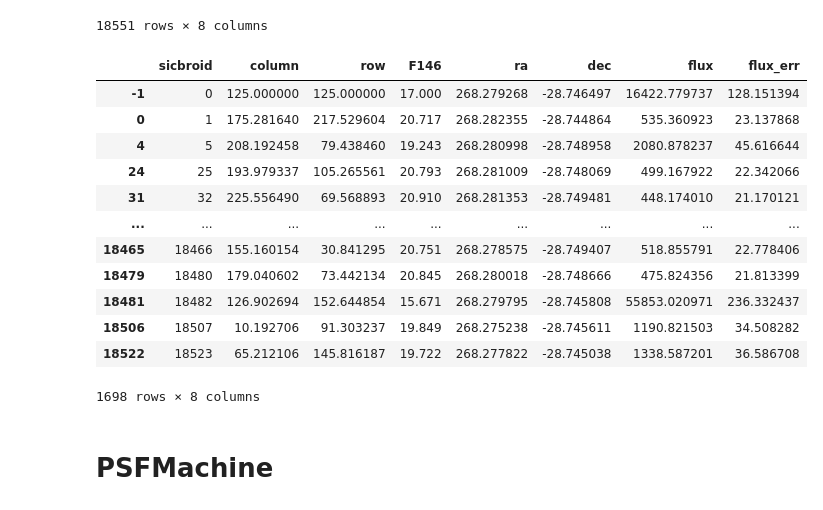
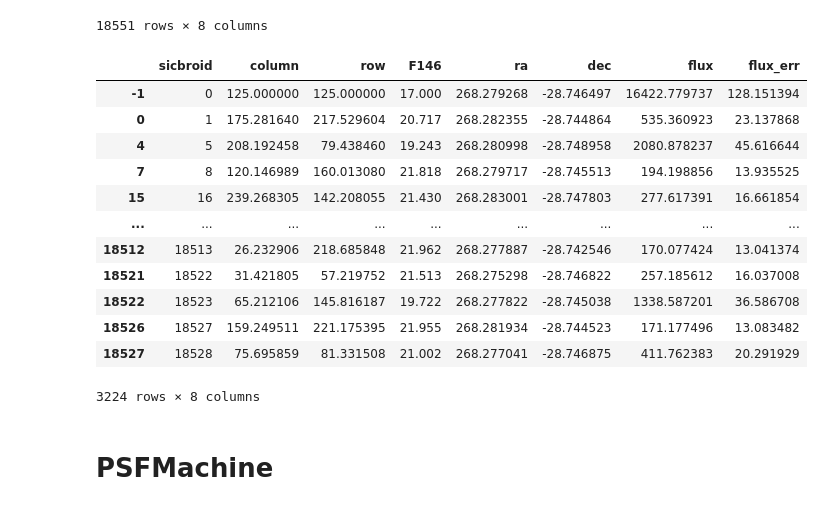
Before and after one commit to jorgemarpa/roman-lcs, a Jupyter notebook: notebooks/roman_psfmachine_test.ipynb, the cells around one changed output. Drawn from its saved outputs; the diff is of its cells as text; code cells hidden in the pictures.

```diff
--- a/notebooks/roman_psfmachine_test.ipynb
+++ b/notebooks/roman_psfmachine_test.ipynb
@@ -51,23 +51,23 @@ catalog
 | 18549 | 18550 | 227.218897 | 32.953026 | 22.647 | 268.280781 | -28.750458 | 90.499602 | 9.513128 |
 18551 rows × 8 columns
 # %%
-sources = catalog.query("F146 < 21")
+sources = catalog.query("F146 < 22")
 sources = sources.rename(columns={"ra_deg": "ra", "dec_deg": "dec", "xcol": "column", "ycol": "row"})
 sources
 # %% [output]
 |  | sicbroid | column | row | F146 | ra | dec | flux | flux_err |
 | -1 | 0 | 125.000000 | 125.000000 | 17.000 | 268.279268 | -28.746497 | 16422.779737 | 128.151394 |
 | 0 | 1 | 175.281640 | 217.529604 | 20.717 | 268.282355 | -28.744864 | 535.360923 | 23.137868 |
 | 4 | 5 | 208.192458 | 79.438460 | 19.243 | 268.280998 | -28.748958 | 2080.878237 | 45.616644 |
-| 24 | 25 | 193.979337 | 105.265561 | 20.793 | 268.281009 | -28.748069 | 499.167922 | 22.342066 |
-| 31 | 32 | 225.556490 | 69.568893 | 20.910 | 268.281353 | -28.749481 | 448.174010 | 21.170121 |
+| 7 | 8 | 120.146989 | 160.013080 | 21.818 | 268.279717 | -28.745513 | 194.198856 | 13.935525 |
+| 15 | 16 | 239.268305 | 142.208055 | 21.430 | 268.283001 | -28.747803 | 277.617391 | 16.661854 |
 | ... | ... | ... | ... | ... | ... | ... | ... | ... |
-| 18465 | 18466 | 155.160154 | 30.841295 | 20.751 | 268.278575 | -28.749407 | 518.855791 | 22.778406 |
-| 18479 | 18480 | 179.040602 | 73.442134 | 20.845 | 268.280018 | -28.748666 | 475.824356 | 21.813399 |
-| 18481 | 18482 | 126.902694 | 152.644854 | 15.671 | 268.279795 | -28.745808 | 55853.020971 | 236.332437 |
-| 18506 | 18507 | 10.192706 | 91.303237 | 19.849 | 268.275238 | -28.745611 | 1190.821503 | 34.508282 |
+| 18512 | 18513 | 26.232906 | 218.685848 | 21.962 | 268.277887 | -28.742546 | 170.077424 | 13.041374 |
+| 18521 | 18522 | 31.421805 | 57.219752 | 21.513 | 268.275298 | -28.746822 | 257.185612 | 16.037008 |
 | 18522 | 18523 | 65.212106 | 145.816187 | 19.722 | 268.277822 | -28.745038 | 1338.587201 | 36.586708 |
+| 18526 | 18527 | 159.249511 | 221.175395 | 21.955 | 268.281934 | -28.744523 | 171.177496 | 13.083482 |
+| 18527 | 18528 | 75.695859 | 81.331508 | 21.002 | 268.277041 | -28.746875 | 411.762383 | 20.291929 |
-1698 rows × 8 columns
+3224 rows × 8 columns
 # %% [markdown]
 # PSFMachine
 # %%
```
Also changed, not shown: parts of 12 cells of this notebook, 1 other file.
